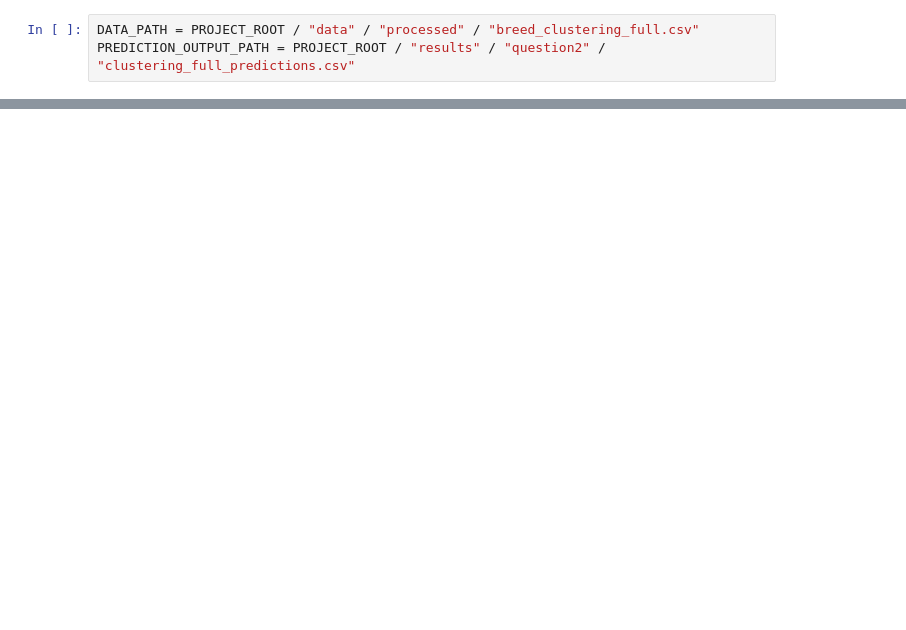
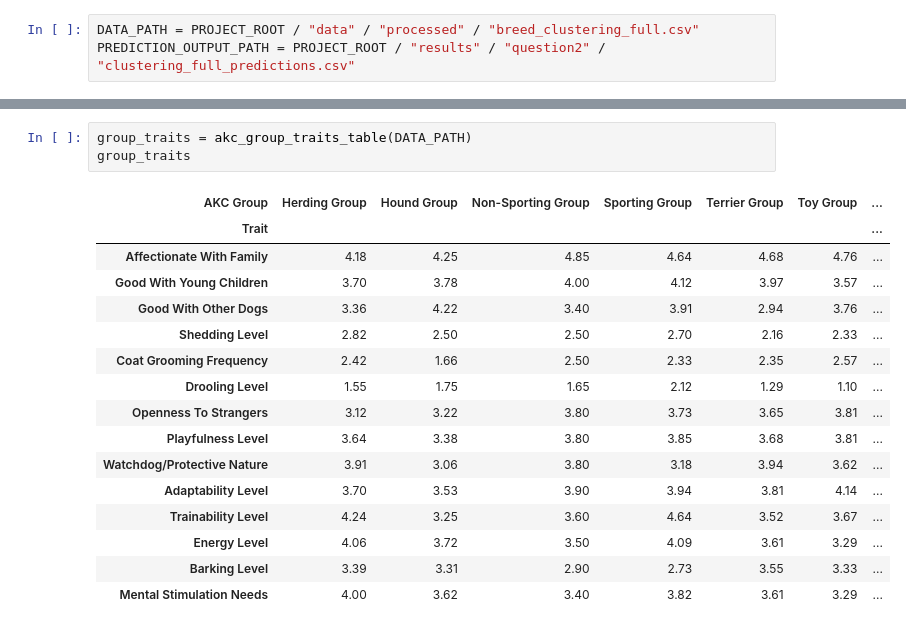
Before and after one commit to summerortega/CSC466_FinalProject, a Jupyter notebook: notebooks/clustering_full.ipynb, the cells around one changed output, grey strips where cells are left out. Cells and saved outputs as stored; diff of their text form; blank space fills up the shorter version.

```diff
--- a/notebooks/clustering_full.ipynb
+++ b/notebooks/clustering_full.ipynb
@@ -83,0 +84,20 @@ Cluster silhouette score: 0.10326105333294303
+# %%
+group_traits = akc_group_traits_table(DATA_PATH)
+group_traits
+# %% [output]
+| AKC Group | Herding Group | Hound Group | Non-Sporting Group | Sporting Group | Terrier Group | Toy Group | ... |
+| Trait |  |  |  |  |  |  | ... |
+| Affectionate With Family | 4.18 | 4.25 | 4.85 | 4.64 | 4.68 | 4.76 | ... |
+| Good With Young Children | 3.70 | 3.78 | 4.00 | 4.12 | 3.97 | 3.57 | ... |
+| Good With Other Dogs | 3.36 | 4.22 | 3.40 | 3.91 | 2.94 | 3.76 | ... |
+| Shedding Level | 2.82 | 2.50 | 2.50 | 2.70 | 2.16 | 2.33 | ... |
+| Coat Grooming Frequency | 2.42 | 1.66 | 2.50 | 2.33 | 2.35 | 2.57 | ... |
+| Drooling Level | 1.55 | 1.75 | 1.65 | 2.12 | 1.29 | 1.10 | ... |
+| Openness To Strangers | 3.12 | 3.22 | 3.80 | 3.73 | 3.65 | 3.81 | ... |
+| Playfulness Level | 3.64 | 3.38 | 3.80 | 3.85 | 3.68 | 3.81 | ... |
+| Watchdog/Protective Nature | 3.91 | 3.06 | 3.80 | 3.18 | 3.94 | 3.62 | ... |
+| Adaptability Level | 3.70 | 3.53 | 3.90 | 3.94 | 3.81 | 4.14 | ... |
+| Trainability Level | 4.24 | 3.25 | 3.60 | 4.64 | 3.52 | 3.67 | ... |
+| Energy Level | 4.06 | 3.72 | 3.50 | 4.09 | 3.61 | 3.29 | ... |
+| Barking Level | 3.39 | 3.31 | 2.90 | 2.73 | 3.55 | 3.33 | ... |
+| Mental Stimulation Needs | 4.00 | 3.62 | 3.40 | 3.82 | 3.61 | 3.29 | ... |
```
Also changed, not shown: parts of 12 cells of this notebook, 5 other files.
